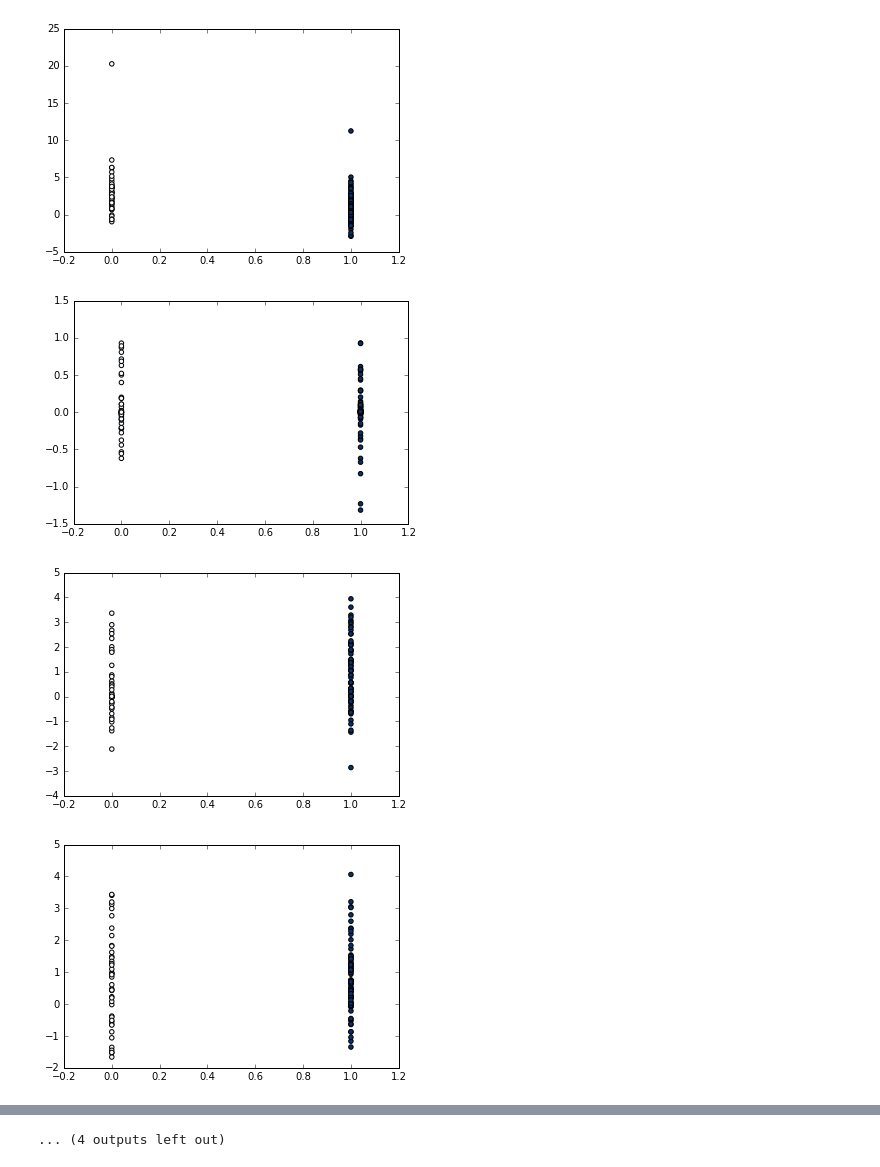
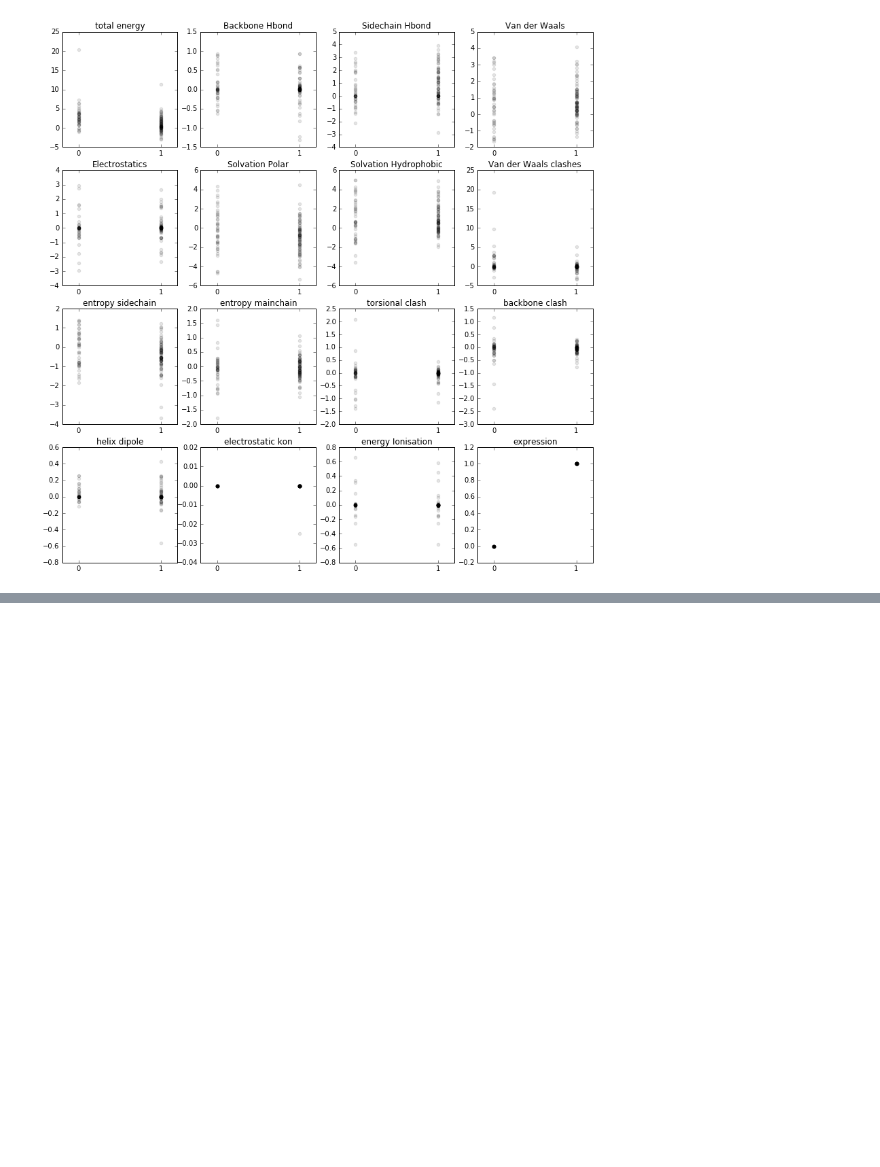
Before and after one commit to dacarlin/bagel-benchmark, a Jupyter notebook: machine_learning/expression_foldx.ipynb, the cells around one changed output, grey strips where cells are left out. Saved outputs shown, nothing was run; the diff lists cells and outputs as text; code cells hidden in the pictures; blank space fills up the shorter version.

```diff
--- a/machine_learning/expression_foldx.ipynb
+++ b/machine_learning/expression_foldx.ipynb
@@ -24,12 +18,15 @@ I244E        4.484350e-01           1
 # %%
-%matplotlib inline
-import matplotlib.pyplot as plt
+# %matplotlib inline
+# import matplotlib.pyplot as plt
 
-for feature in df.columns:
-    plt.scatter( df.expression, df[ feature ], c=df.expression, cmap='Blues' )
-    plt.show()
+plt.figure( figsize=( 14, 14 ) )
+
+for i, feature in enumerate( df.columns ):
+    plt.subplot( 4, 4, i + 1 )
+    plt.scatter( df.expression, df[ feature ], c='k', alpha=0.1 ) #, c=df.expression, cmap='Blues', vmin=-0.5 )
+    plt.title( feature )
+    plt.xticks( [ 0, 1 ], [ 0, 1 ] )
+
+plt.show()
 # %% [output]
-[figure, old version]
+[figure, new version]
-[figure, removed]
-[figure, removed]
-[figure, removed]
@@ -44 +32,0 @@ for feature in df.columns:
-... (4 outputs left out)
```
Also changed, not shown: parts of 21 cells of this notebook, 4 other files.
